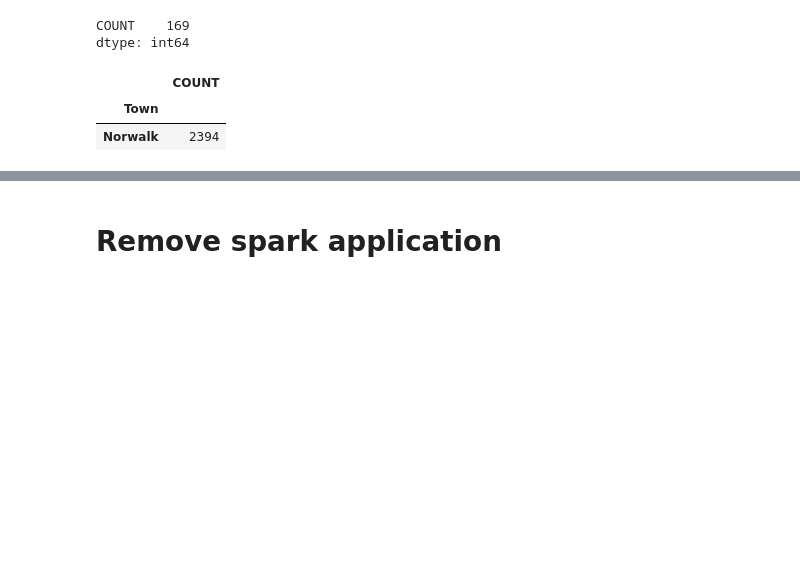
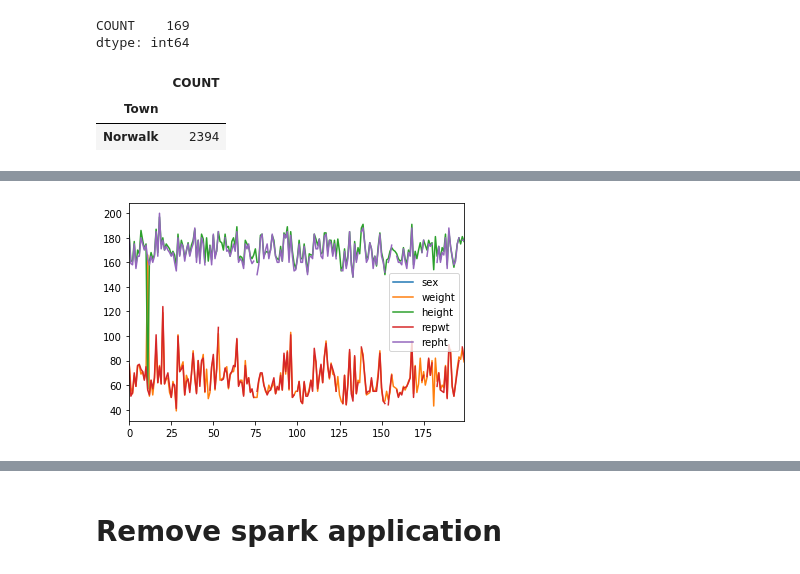
Before and after one commit to techsparksguru/data_ai_for_all, a Jupyter notebook: class10_koalas/koalas.ipynb, the cells around one changed output, grey strips where cells are left out. Drawn from its saved outputs; the diff is of its cells as text; code cells hidden in the pictures; blank space fills up the shorter version.

```diff
--- a/class10_koalas/koalas.ipynb
+++ b/class10_koalas/koalas.ipynb
@@ -244,0 +284,5 @@ my_df1[my_df1['COUNT'] == my_df1['COUNT'].max()]
+# %%
+# assign to remove object reference. Index is used for x axis, and each column is plotted on y axis
+ax = kdf2.plot()
+# %% [output]
+[figure, added]
```
Also changed, not shown: parts of 20 cells of this notebook.
